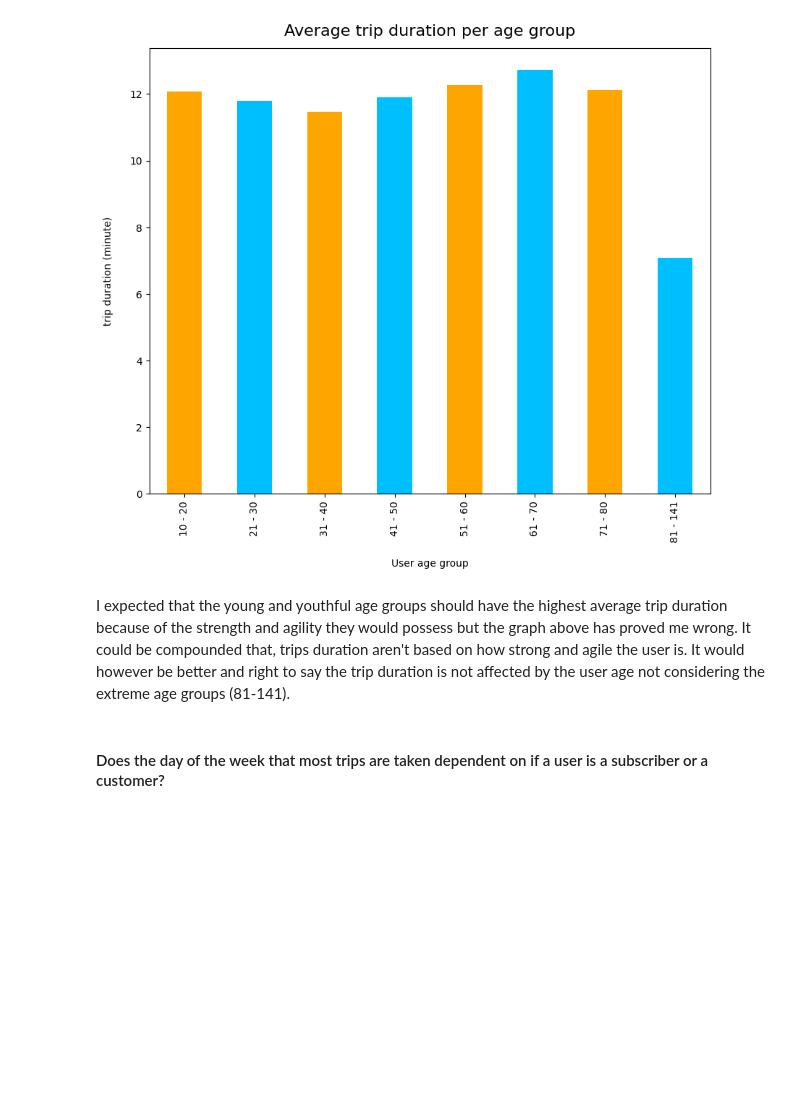
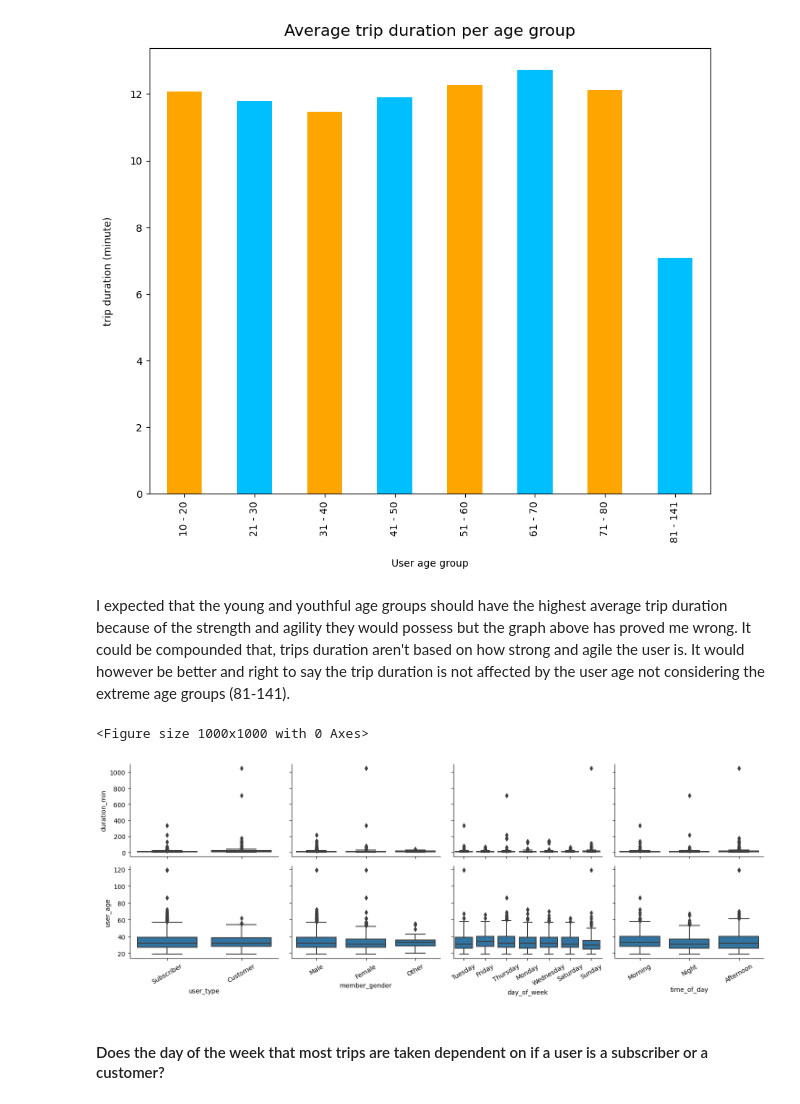
Before and after one commit to HoangMinh153/Data-Analyst, a Jupyter notebook: exercise.ipynb, the cells around one changed output. Saved outputs shown, nothing was run; the diff lists cells and outputs as text; code cells hidden in the pictures; blank space fills up the shorter version.

Commit message:
fixbug(): fix bug in plot matrix of numeric features against categorical features

```diff
--- a/exercise.ipynb
+++ b/exercise.ipynb
@@ -465,7 +465,7 @@ I as well dropped variables that aren't of interest in the dataset to tidy up th
 **To start off with, I want to look at the pairwise correlations present between features in the data.**
 # %%
 numeric_vars = ['start_hour', 'duration_min', 'user_age']
-categoric_vars = ['user_type', 'member_gender', 'day_of_week', 'time_of_week']
+categoric_vars = ['user_type', 'member_gender', 'day_of_week', 'time_of_day']
 # %%
 plt.figure(figsize=[8,5])
 sns.heatmap(df_new[numeric_vars].corr(), annot= True, fmt = '.3f',cmap = 'vlag_r', center = 0)
@@ -495,6 +495,26 @@ Text(0, 0.5, 'trip duration (minute)')
 [figure]
 # %% [markdown]
 I expected that the young and youthful age groups should have the highest average trip duration because of the strength and agility they would possess but the graph above has proved me wrong. It could be compounded that, trips duration aren't based on how strong and agile the user is. It would however be better and right to say the trip duration is not affected by the user age not considering the extreme age groups (81-141).
+# %%
+# plot matrix of numeric features against categorical features.
+# can use a larger sample since there are fewer plots and they're simpler in nature.
+
+samples = np.random.choice(df_new.shape[0], 2000, replace = False)
+df_new_samp = df_new.loc[samples,:]
+
+def boxgrid(x, y, **kwargs):
+    """ Quick hack for creating box plots with seaborn's PairGrid. """
+    default_color = sns.color_palette()[0]
+    sns.boxplot(x=x, y=y, color = default_color)
+    plt.xticks(rotation = 30)
+
+plt.figure(figsize = [10, 10])
+g = sns.PairGrid(data = df_new_samp, y_vars = ['duration_min', 'user_age'], x_vars = categoric_vars, aspect = 1.5)
+g.map(boxgrid)
+plt.show();
+# %% [output]
+<Figure size 1000x1000 with 0 Axes>
+[figure, added]
 # %% [markdown]
 #### Does the day of the week that most trips are taken dependent on if a user is a subscriber or a customer?
 # %%
```
Also changed, not shown: parts of 2 cells of this notebook.
